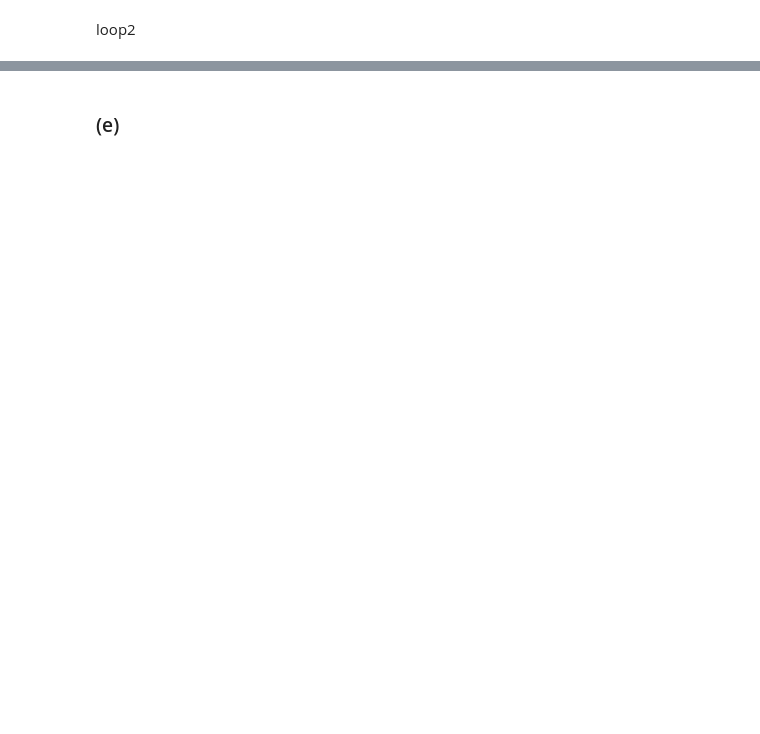
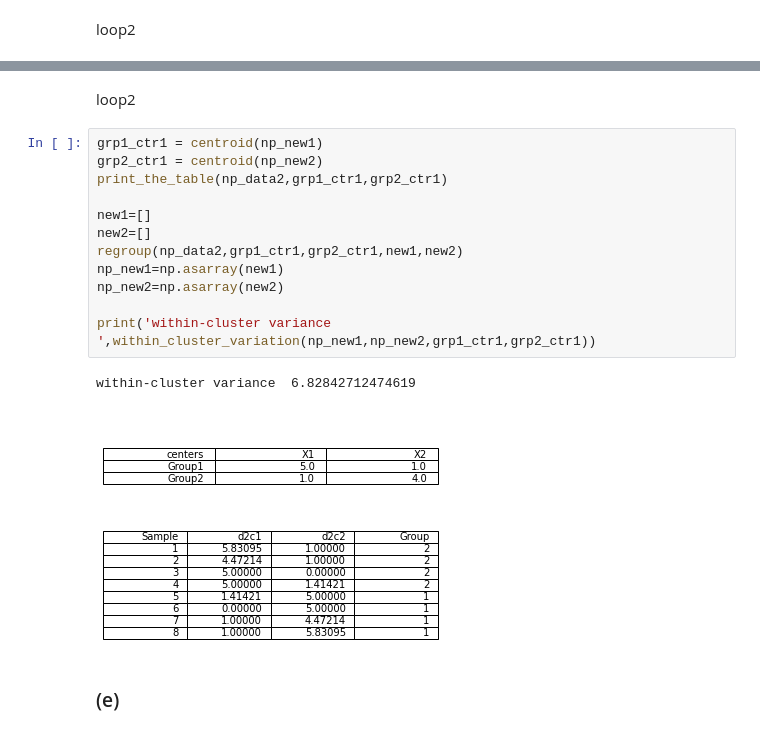
Before and after one commit to John-Lu95/MTUCourses, a Jupyter notebook: 5831DataMining/P2/Project2.ipynb, the cells around one changed output, grey strips where cells are left out. Drawn from its saved outputs; the diff is of its cells as text; blank space fills up the shorter version.

```diff
--- a/5831DataMining/P2/Project2.ipynb
+++ b/5831DataMining/P2/Project2.ipynb
@@ -165,2 +186,19 @@ within-cluster variance  16.335523445399936
+# %% [markdown]
+loop2
+# %%
+grp1_ctr1 = centroid(np_new1)
+grp2_ctr1 = centroid(np_new2)
+print_the_table(np_data2,grp1_ctr1,grp2_ctr1)
+
+new1=[]
+new2=[]
+regroup(np_data2,grp1_ctr1,grp2_ctr1,new1,new2)
+np_new1=np.asarray(new1)
+np_new2=np.asarray(new2)
+
+print('within-cluster variance ',within_cluster_variation(np_new1,np_new2,grp1_ctr1,grp2_ctr1))
+# %% [output]
+within-cluster variance  6.82842712474619
+[figure, added]
 # %% [markdown]
 ### (e)
```
Also changed, not shown: parts of 22 cells of this notebook, 5 other files.
